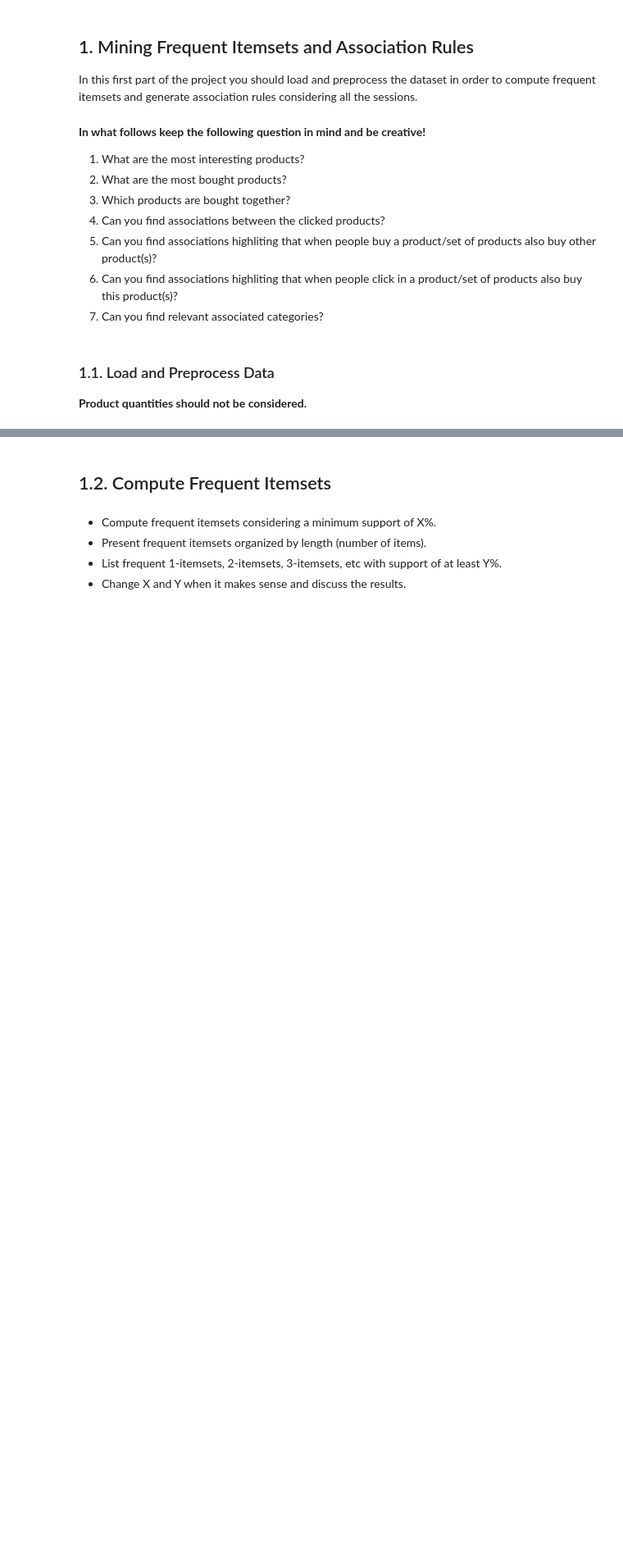
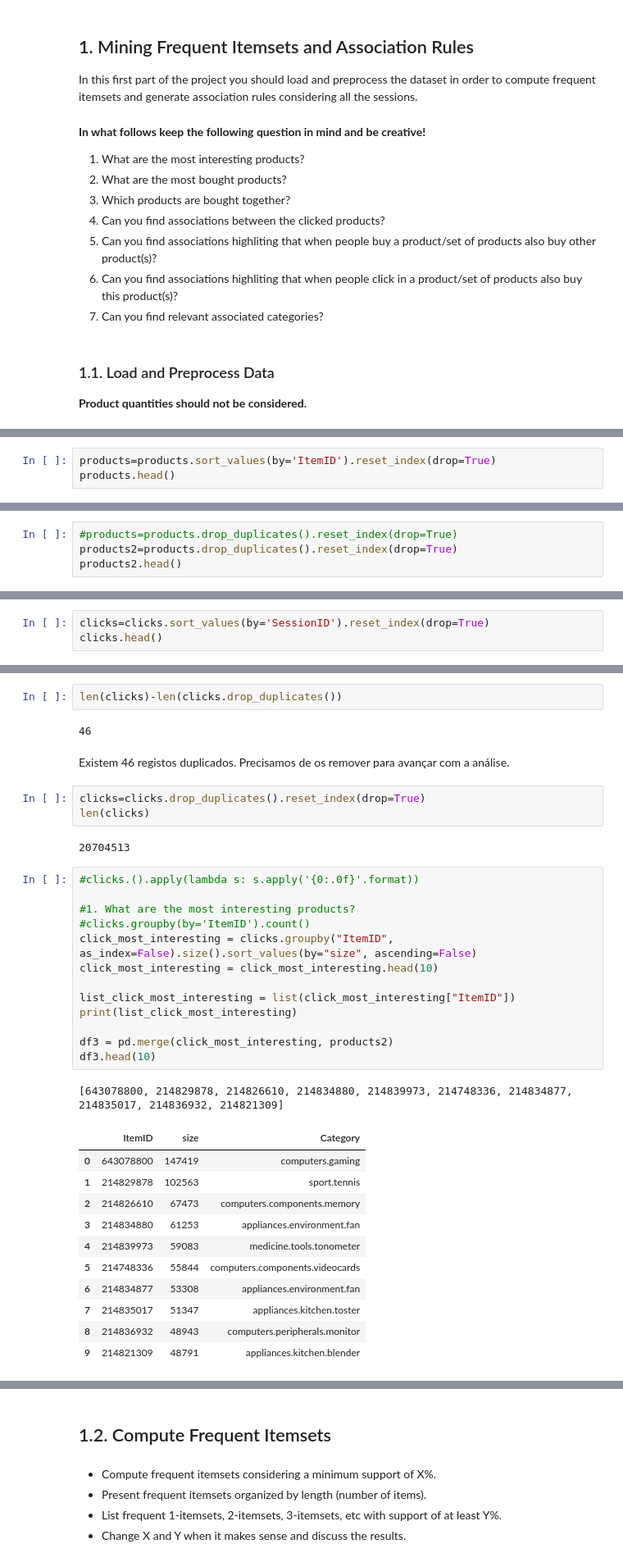
Before and after one commit to iamemc/Algorithm_Analysis-Hypothesis, a Jupyter notebook: PD_202021_P1.ipynb, the cells around one changed output, grey strips where cells are left out. Shown: that part at 82% size. Cells and saved outputs as stored; diff of their text form; blank space fills up the shorter version.

```diff
--- a/PD_202021_P1.ipynb
+++ b/PD_202021_P1.ipynb
@@ -90,0 +121,3 @@ In this first part of the project you should load and preprocess the dataset  in
+# %%
+products=products.sort_values(by='ItemID').reset_index(drop=True)
+products.head()
@@ -90,0 +139,4 @@ In this first part of the project you should load and preprocess the dataset  in
+# %%
+#products=products.drop_duplicates().reset_index(drop=True)
+products2=products.drop_duplicates().reset_index(drop=True)
+products2.head()
@@ -90,0 +175,3 @@ In this first part of the project you should load and preprocess the dataset  in
+# %%
+clicks=clicks.sort_values(by='SessionID').reset_index(drop=True)
+clicks.head()
@@ -90,0 +185,37 @@ In this first part of the project you should load and preprocess the dataset  in
+# %%
+len(clicks)-len(clicks.drop_duplicates())
+# %% [output]
+46
+# %% [markdown]
+Existem 46 registos duplicados. Precisamos de os remover para avançar com a análise.
+# %%
+clicks=clicks.drop_duplicates().reset_index(drop=True)
+len(clicks)
+# %% [output]
+20704513
+# %%
+#clicks.().apply(lambda s: s.apply('{0:.0f}'.format))
+
+#1. What are the most interesting products?
+#clicks.groupby(by='ItemID').count()
+click_most_interesting = clicks.groupby("ItemID", as_index=False).size().sort_values(by="size", ascending=False)
+click_most_interesting = click_most_interesting.head(10)
+
+list_click_most_interesting = list(click_most_interesting["ItemID"])
+print(list_click_most_interesting)
+
+df3 = pd.merge(click_most_interesting, products2)
+df3.head(10)
+# %% [output]
+[643078800, 214829878, 214826610, 214834880, 214839973, 214748336, 214834877, 214835017, 214836932, 214821309]
+|  | ItemID | size | Category |
+| 0 | 643078800 | 147419 | computers.gaming |
+| 1 | 214829878 | 102563 | sport.tennis |
+| 2 | 214826610 | 67473 | computers.components.memory |
+| 3 | 214834880 | 61253 | appliances.environment.fan |
+| 4 | 214839973 | 59083 | medicine.tools.tonometer |
+| 5 | 214748336 | 55844 | computers.components.videocards |
+| 6 | 214834877 | 53308 | appliances.environment.fan |
+| 7 | 214835017 | 51347 | appliances.kitchen.toster |
+| 8 | 214836932 | 48943 | computers.peripherals.monitor |
+| 9 | 214821309 | 48791 | appliances.kitchen.blender |
```
Also changed, not shown: parts of 20 cells of this notebook.
